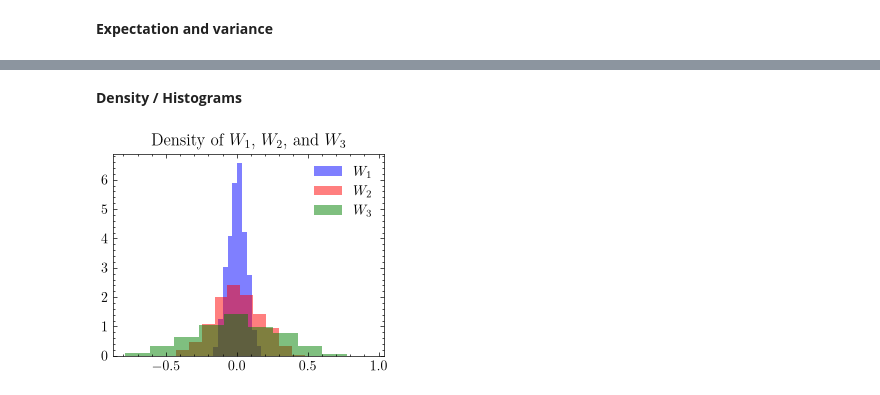
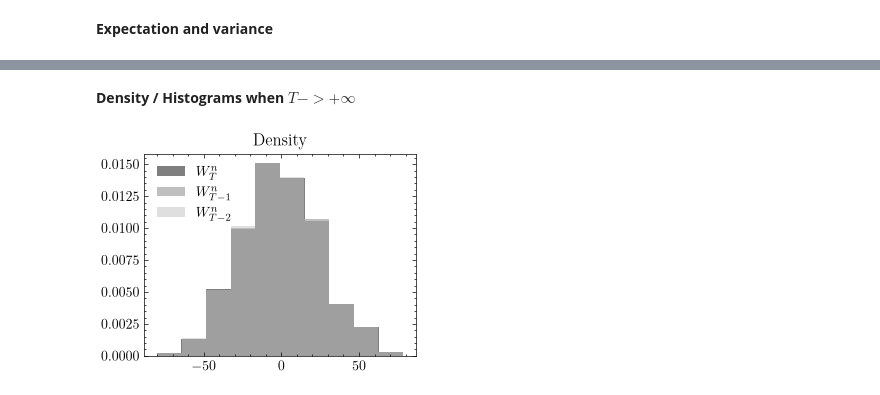
Before and after one commit to istmarc/stochastic-process, a Jupyter notebook: brownian-motion/Brownian_motion.ipynb, the cells around one changed output, grey strips where cells are left out. Cells and saved outputs as stored; diff of their text form; code cells hidden in the pictures.

Commit message:
Update Brownian motion

```diff
--- a/brownian-motion/Brownian_motion.ipynb
+++ b/brownian-motion/Brownian_motion.ipynb
@@ -63,7 +66,7 @@ x = continuous_random_walk(s, 1, 10, 0.1)
 # %%
-plt.plot(x, color = "black", alpha = .5, label = "Continous random walk")
-plt.plot(s, color = "blue", alpha = .5, label = "Symmetric random walk")
-plt.title("Symmetric and continuous random walks")
-plt.legend()
+fig, axes = plt.subplots(1, 4, figsize = (10, 2))
+for i in range(4):
+    axes[i].plot(xs[i], color = "black")
+    axes[i].set_title(r"$\Delta_t$=" + str(deltats[i]))
 plt.show()
 # %% [output]
@@ -86,13 +100,14 @@ def brownian_motion(s, T):
     deltat = 1. / T
     s = s.cumsum()
     n = s.size
-    w = []
+    w = np.zeros(T)
     t = 0.
     i = 0
     while math.floor(n*t) < n:
-        w.append(s[math.floor(n*t)] * math.sqrt(deltat) / math.sqrt(n))
+        w[i] = s[math.floor(n*t)] * math.sqrt(deltat) / math.sqrt(n)
         t += deltat
-    return np.array(w)
+        i += 1
+    return w
 # %%
 w = brownian_motion(s, n)
 # %%
@@ -103,0 +121,7 @@ plt.show()
+# %%
+for i in range(100):
+    sr = random_walk(n)
+    wr = brownian_motion(sr, n)
+    plt.plot(wr)
+plt.title("Brownian motion paths")
+plt.show()
@@ -120,7 +155,7 @@ plt.show()
 # %%
 # Save paths into W[n,t]
 n = 1000
-T = 100
+T = 500
 W = np.zeros((n, T))
 for i in range(n):
     S = random_walk(n)
@@ -150,11 +194,11 @@ plt.show()
 # %% [markdown]
-**Density / Histograms**
+**Density / Histograms when $T -> +\infty$**
 # %%
-plt.hist(W[:, 1], density = True, color = "blue", alpha = .5, label = r"$W_1$")
-plt.hist(W[:, 2], density = True, color = "red", alpha = .5, label = r"$W_2$")
-plt.hist(W[:, 3], density = True, color = "green", alpha = .5, label = r"$W_3$")
-plt.title(r"Density of $W_1$, $W_2$, and $W_3$")
+plt.hist(W[:, T-1], density = True, color = "black", alpha = .5, label = r"$W^{n}_{T}$")
+plt.hist(W[:, T-2], density = True, color = "grey", alpha = .5, label = r"$W^{n}_{T-1}$")
+plt.hist(W[:, T-3], density = True, color = "silver", alpha = .5, label = r"$W^{n}_{T-2}$")
+plt.title("Density")
 plt.legend()
 plt.show()
 # %% [output]
-[figure, old version]
+[figure, new version]
```
Also changed, not shown: parts of 16 cells of this notebook.
